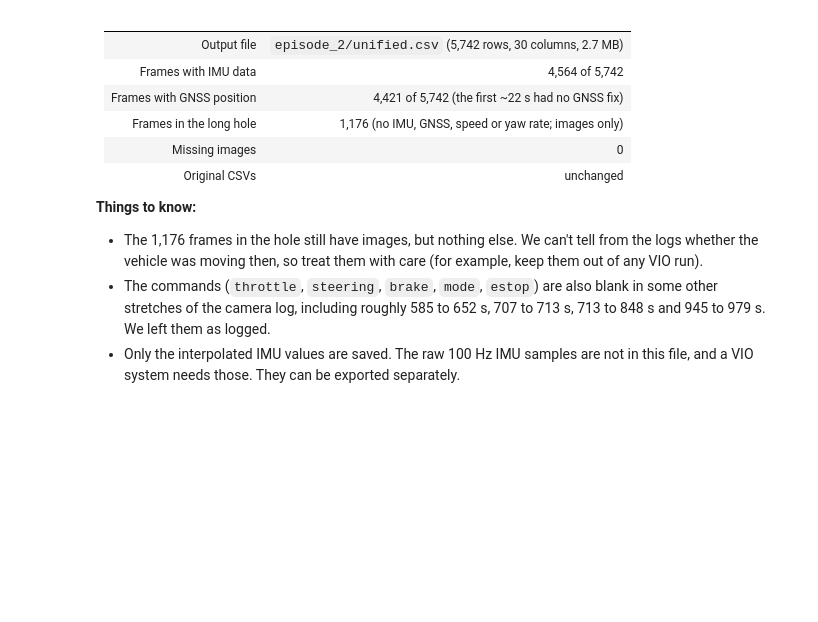
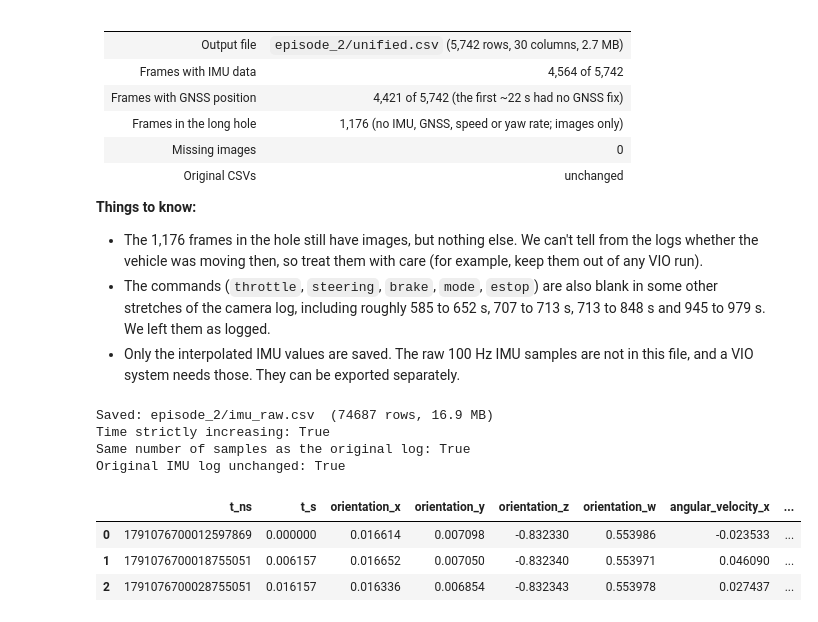
Before and after one commit to Coolguy4123/ASL_VIO, a Jupyter notebook: DataPreprocess.ipynb, the cells around one changed output. Drawn from its saved outputs; the diff is of its cells as text; code cells hidden in the pictures; blank space fills up the shorter version.

```diff
--- a/DataPreprocess.ipynb
+++ b/DataPreprocess.ipynb
@@ -959,3 +959,36 @@ Their IMU cells are empty: True
 - The 1,176 frames in the hole still have images, but nothing else. We can't tell from the logs whether the vehicle was moving then, so treat them with care (for example, keep them out of any VIO run).
 - The commands (`throttle`, `steering`, `brake`, `mode`, `estop`) are also blank in some other stretches of the camera log, including roughly 585 to 652 s, 707 to 713 s, 713 to 848 s and 945 to 979 s. We left them as logged.
 - Only the interpolated IMU values are saved. The raw 100 Hz IMU samples are not in this file, and a VIO system needs those. They can be exported separately.
+# %%
+# ---- Step 4e: export the raw IMU as a second file --------------------------------------------
+# The unified CSV only holds IMU values blended to the camera frame times. A visual-inertial
+# system also needs every raw IMU sample (100 per second), so we save those separately.
+# These are the same samples as in the original log, only sorted by time (see Step 1)
+# and with the empty or constant columns removed.
+IMU_OUTPUT_PATH = DATA_DIR / "imu_raw.csv"
+
+imu_export_columns = (
+    ["t_ns", "t_s"]
+    + ["orientation_x", "orientation_y", "orientation_z", "orientation_w"]
+    + ["angular_velocity_x", "angular_velocity_y", "angular_velocity_z"]
+    + ["linear_acceleration_x", "linear_acceleration_y", "linear_acceleration_z"]
+)
+imu[imu_export_columns].to_csv(IMU_OUTPUT_PATH, index=False)
+print(f"Saved: {IMU_OUTPUT_PATH}  ({len(imu)} rows, {IMU_OUTPUT_PATH.stat().st_size / 1e6:.1f} MB)")
+
+# Checks: time only moves forward, no sample was lost, and the original log is untouched.
+saved = pd.read_csv(IMU_OUTPUT_PATH)
+print("Time strictly increasing:", bool((saved["t_ns"].diff().dropna() > 0).all()))
+print("Same number of samples as the original log:", len(saved) == len(pd.read_csv(imu_log_path)))
+print("Original IMU log unchanged:",
+      hashlib.sha256(imu_log_path.read_bytes()).hexdigest() == checksums_before[imu_log_path])
+saved.head(3)
+# %% [output]
+Saved: episode_2/imu_raw.csv  (74687 rows, 16.9 MB)
+Time strictly increasing: True
+Same number of samples as the original log: True
+Original IMU log unchanged: True
+|  | t_ns | t_s | orientation_x | orientation_y | orientation_z | orientation_w | angular_velocity_x | ... |
+| 0 | 1791076700012597869 | 0.000000 | 0.016614 | 0.007098 | -0.832330 | 0.553986 | -0.023533 | ... |
+| 1 | 1791076700018755051 | 0.006157 | 0.016652 | 0.007050 | -0.832340 | 0.553971 | 0.046090 | ... |
+| 2 | 1791076700028755051 | 0.016157 | 0.016336 | 0.006854 | -0.832343 | 0.553978 | 0.027437 | ... |
```
Also changed, not shown: parts of 1 cell of this notebook.
